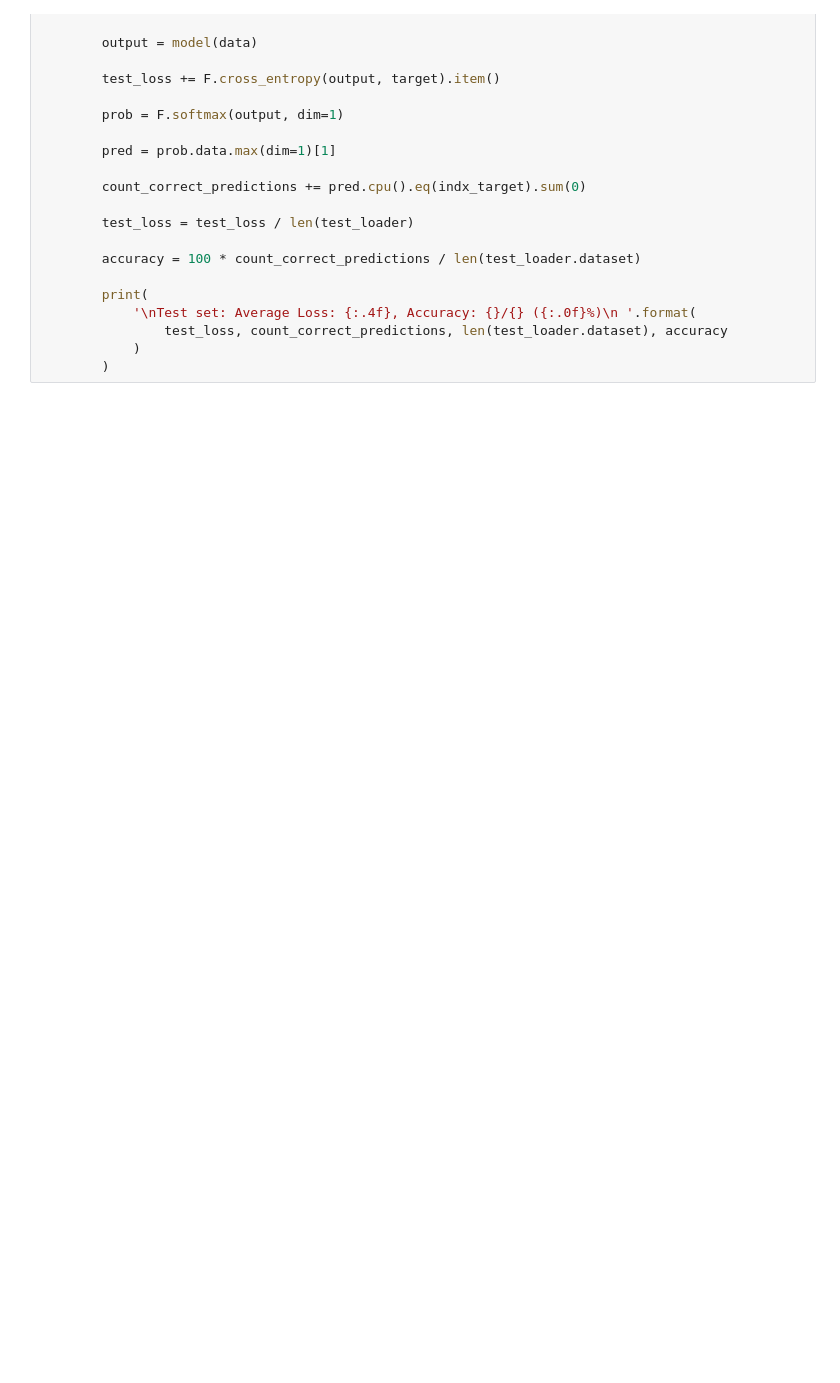
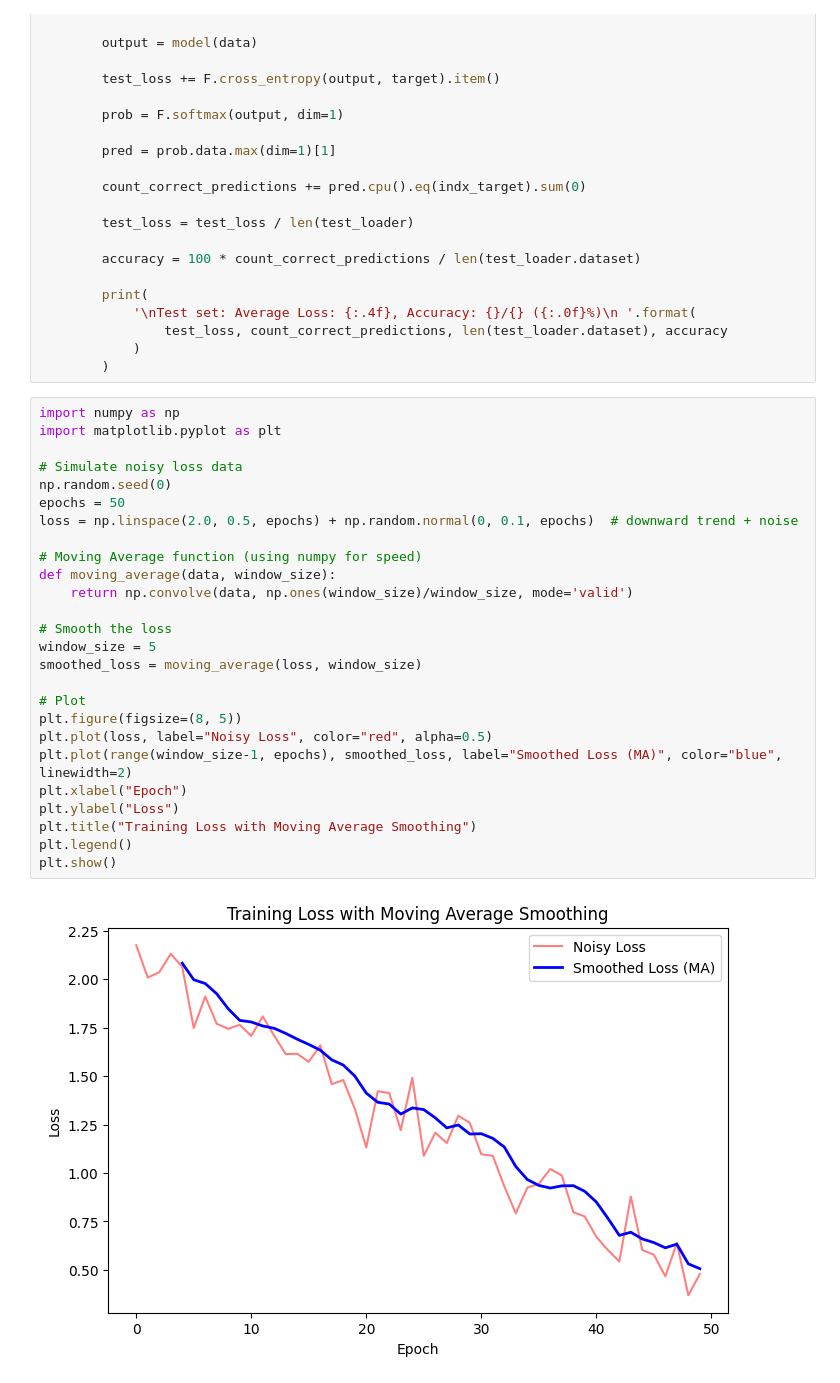
Before and after one commit to JaganMurugan/Learning, a Jupyter notebook: Untitled11.ipynb, the cells around one changed output. Cells and saved outputs as stored; diff of their text form; blank space fills up the shorter version.

```diff
--- a/Untitled11.ipynb
+++ b/Untitled11.ipynb
@@ -588,3 +588,31 @@ def validate(
                 test_loss, count_correct_predictions, len(test_loader.dataset), accuracy
             )
         )
+# %%
+import numpy as np
+import matplotlib.pyplot as plt
+
+# Simulate noisy loss data
+np.random.seed(0)
+epochs = 50
+loss = np.linspace(2.0, 0.5, epochs) + np.random.normal(0, 0.1, epochs)  # downward trend + noise
+
+# Moving Average function (using numpy for speed)
+def moving_average(data, window_size):
+    return np.convolve(data, np.ones(window_size)/window_size, mode='valid')
+
+# Smooth the loss
+window_size = 5
+smoothed_loss = moving_average(loss, window_size)
+
+# Plot
+plt.figure(figsize=(8, 5))
+plt.plot(loss, label="Noisy Loss", color="red", alpha=0.5)
+plt.plot(range(window_size-1, epochs), smoothed_loss, label="Smoothed Loss (MA)", color="blue", linewidth=2)
+plt.xlabel("Epoch")
+plt.ylabel("Loss")
+plt.title("Training Loss with Moving Average Smoothing")
+plt.legend()
+plt.show()
+# %% [output]
+[figure, added]
```
